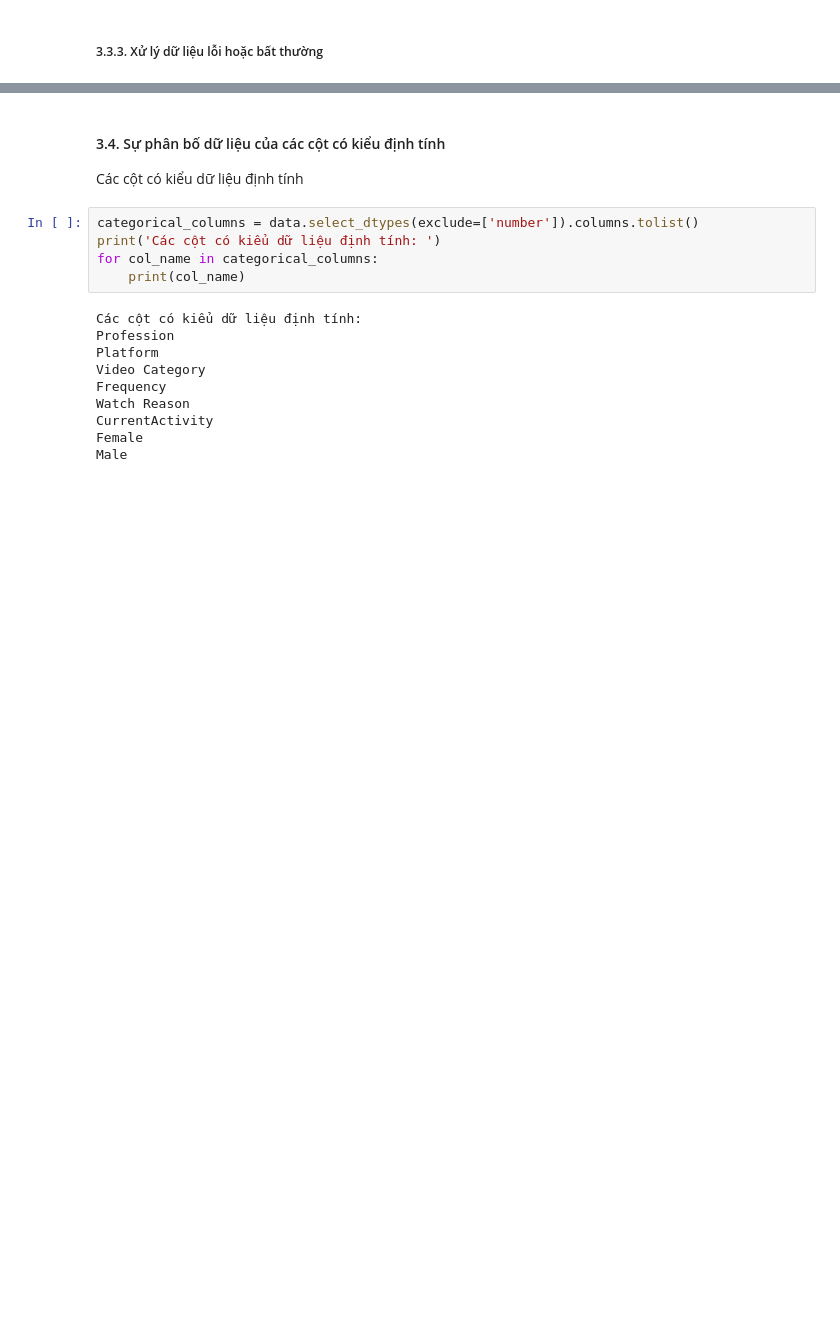
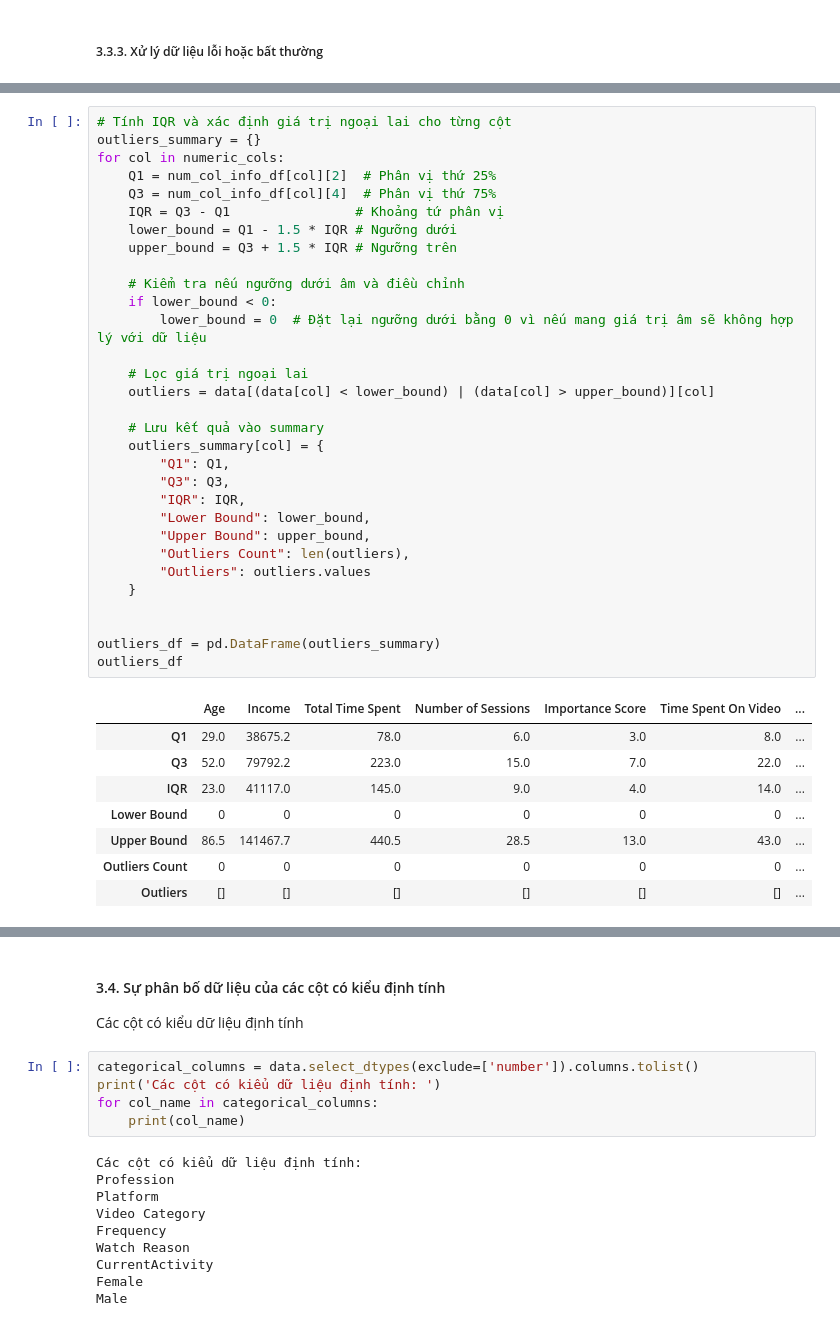
Before and after one commit to uyen312/LTCKHDL, a Jupyter notebook: Source code/DataPreprocessing.ipynb, the cells around one changed output, grey strips where cells are left out. Drawn from its saved outputs; the diff is of its cells as text; blank space fills up the shorter version.

```diff
--- a/Source code/DataPreprocessing.ipynb
+++ b/Source code/DataPreprocessing.ipynb
@@ -270,0 +283,40 @@ Chuẩn hóa dữ liệu nếu có
+# %%
+# Tính IQR và xác định giá trị ngoại lai cho từng cột
+outliers_summary = {}
+for col in numeric_cols:
+    Q1 = num_col_info_df[col][2]  # Phân vị thứ 25%
+    Q3 = num_col_info_df[col][4]  # Phân vị thứ 75%
+    IQR = Q3 - Q1                # Khoảng tứ phân vị
+    lower_bound = Q1 - 1.5 * IQR # Ngưỡng dưới
+    upper_bound = Q3 + 1.5 * IQR # Ngưỡng trên
+
+    # Kiểm tra nếu ngưỡng dưới âm và điều chỉnh
+    if lower_bound < 0:
+        lower_bound = 0  # Đặt lại ngưỡng dưới bằng 0 vì nếu mang giá trị âm sẽ không hợp lý với dữ liệu
+
+    # Lọc giá trị ngoại lai
+    outliers = data[(data[col] < lower_bound) | (data[col] > upper_bound)][col]
+
+    # Lưu kết quả vào summary
+    outliers_summary[col] = {
+        "Q1": Q1,
+        "Q3": Q3,
+        "IQR": IQR,
+        "Lower Bound": lower_bound,
+        "Upper Bound": upper_bound,
+        "Outliers Count": len(outliers),
+        "Outliers": outliers.values
+    }
+
+
+outliers_df = pd.DataFrame(outliers_summary)
+outliers_df
+# %% [output]
+|  | Age | Income | Total Time Spent | Number of Sessions | Importance Score | Time Spent On Video | ... |
+| Q1 | 29.0 | 38675.2 | 78.0 | 6.0 | 3.0 | 8.0 | ... |
+| Q3 | 52.0 | 79792.2 | 223.0 | 15.0 | 7.0 | 22.0 | ... |
+| IQR | 23.0 | 41117.0 | 145.0 | 9.0 | 4.0 | 14.0 | ... |
+| Lower Bound | 0 | 0 | 0 | 0 | 0 | 0 | ... |
+| Upper Bound | 86.5 | 141467.7 | 440.5 | 28.5 | 13.0 | 43.0 | ... |
+| Outliers Count | 0 | 0 | 0 | 0 | 0 | 0 | ... |
+| Outliers | [] | [] | [] | [] | [] | [] | ... |
```
Also changed, not shown: parts of 3 cells of this notebook.
